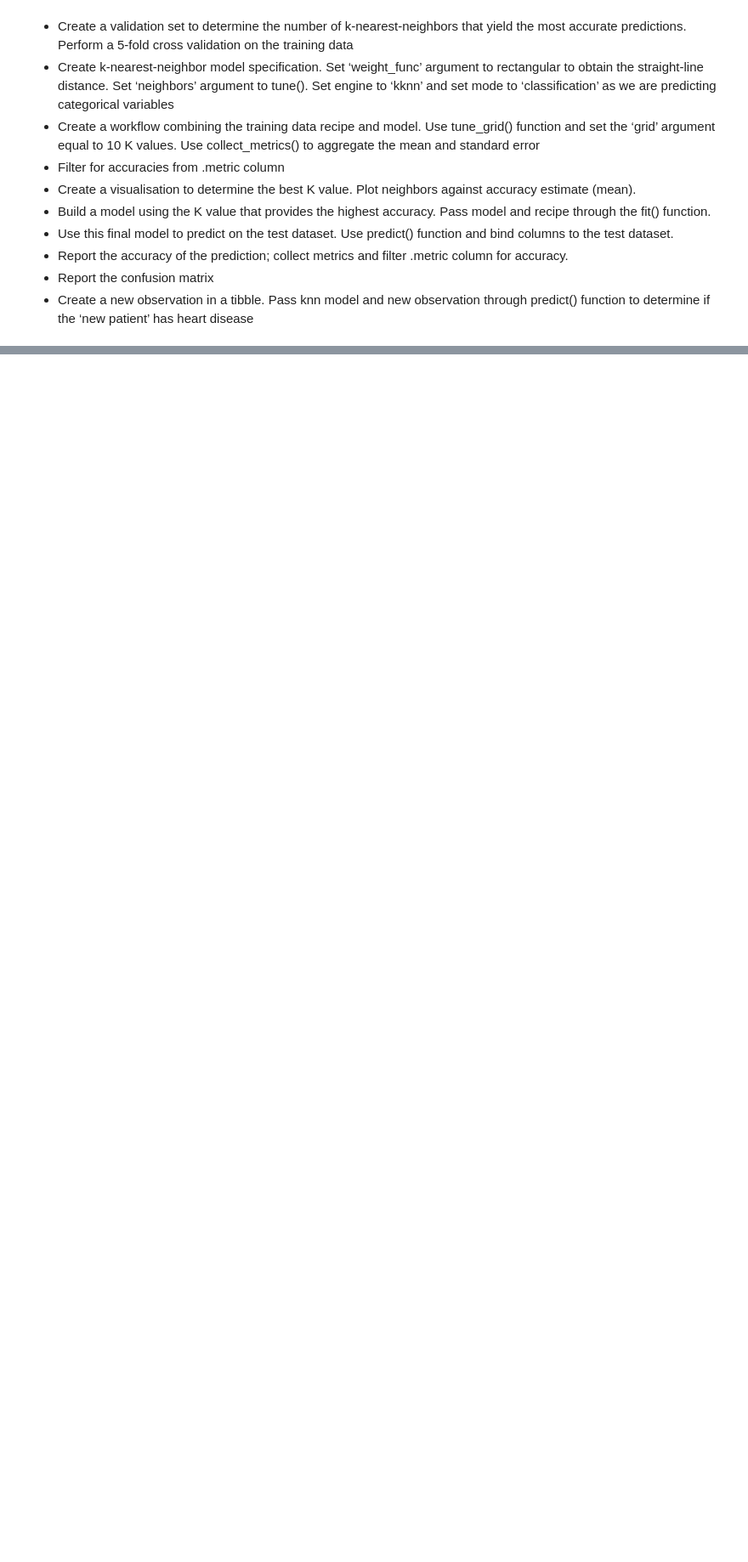
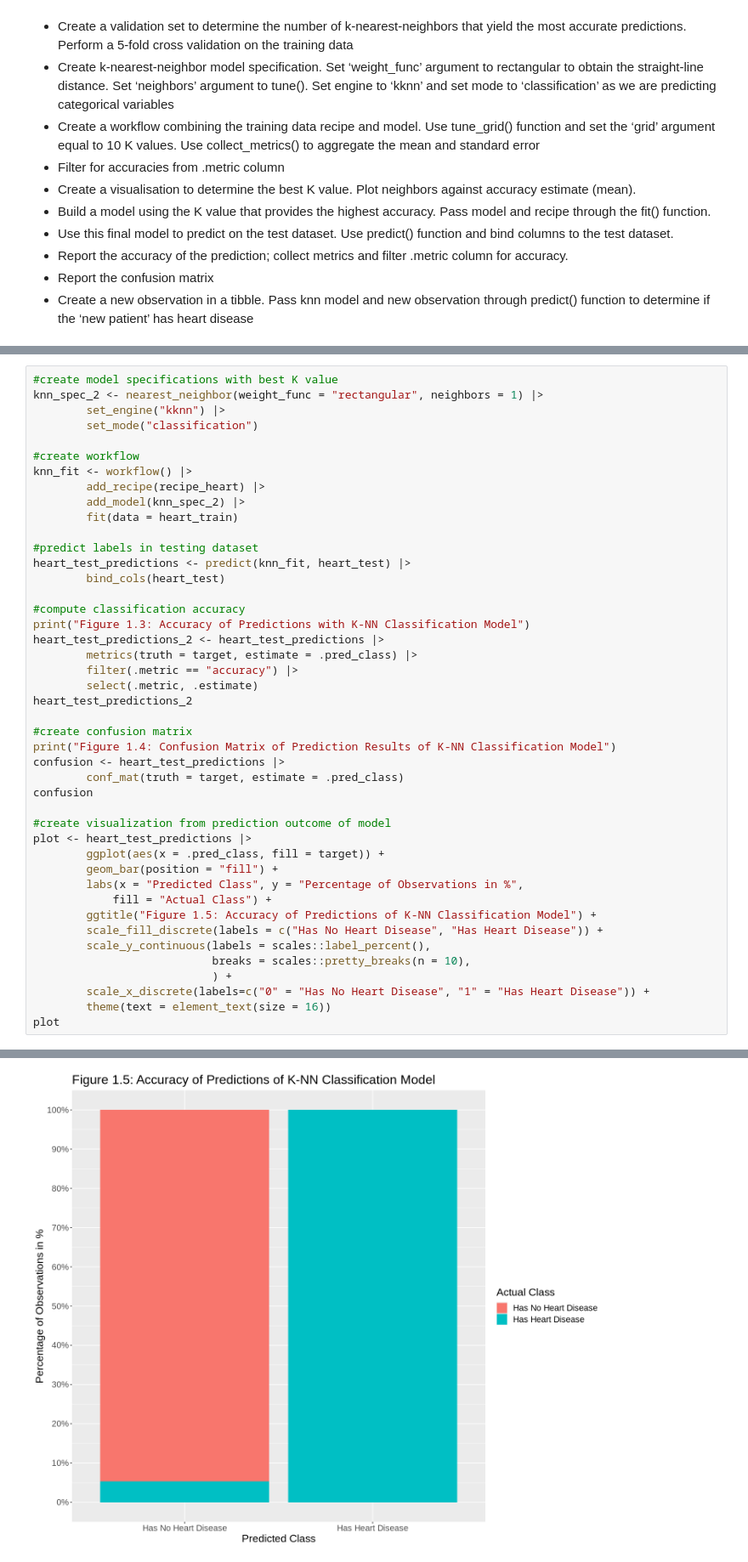
Before and after one commit to bowencu/dsci100groupproject, a Jupyter notebook: group_project_report.ipynb, the cells around one changed output, grey strips where cells are left out. Shown at 85% size. Saved outputs shown, nothing was run; the diff lists cells and outputs as text; blank space fills up the shorter version.

```diff
--- a/group_project_report.ipynb
+++ b/group_project_report.ipynb
@@ -171,0 +237,45 @@ In tables 1.2, 1.3, and 1.4, we found the means for each predictor for all cases
+# %%
+#create model specifications with best K value
+knn_spec_2 <- nearest_neighbor(weight_func = "rectangular", neighbors = 1) |>
+        set_engine("kknn") |>
+        set_mode("classification")
+
+#create workflow
+knn_fit <- workflow() |>
+        add_recipe(recipe_heart) |>
+        add_model(knn_spec_2) |>
+        fit(data = heart_train)
+
+#predict labels in testing dataset
+heart_test_predictions <- predict(knn_fit, heart_test) |>
+        bind_cols(heart_test)
+
+#compute classification accuracy
+print("Figure 1.3: Accuracy of Predictions with K-NN Classification Model")
+heart_test_predictions_2 <- heart_test_predictions |>
+        metrics(truth = target, estimate = .pred_class) |>
+        filter(.metric == "accuracy") |>
+        select(.metric, .estimate)
+heart_test_predictions_2
+
+#create confusion matrix
+print("Figure 1.4: Confusion Matrix of Prediction Results of K-NN Classification Model")
+confusion <- heart_test_predictions |>
+        conf_mat(truth = target, estimate = .pred_class)
+confusion
+
+#create visualization from prediction outcome of model
+plot <- heart_test_predictions |>
+        ggplot(aes(x = .pred_class, fill = target)) +
+        geom_bar(position = "fill") +
+        labs(x = "Predicted Class", y = "Percentage of Observations in %",
+            fill = "Actual Class") +
+        ggtitle("Figure 1.5: Accuracy of Predictions of K-NN Classification Model") +
+        scale_fill_discrete(labels = c("Has No Heart Disease", "Has Heart Disease")) +
+        scale_y_continuous(labels = scales::label_percent(),
+                           breaks = scales::pretty_breaks(n = 10),
+                           ) +
+        scale_x_discrete(labels=c("0" = "Has No Heart Disease", "1" = "Has Heart Disease")) +
+        theme(text = element_text(size = 16))
+plot
+# %% [output]
@@ -171,0 +292 @@ In tables 1.2, 1.3, and 1.4, we found the means for each predictor for all cases
+[figure, added]
```
Also changed, not shown: parts of 28 cells of this notebook.
